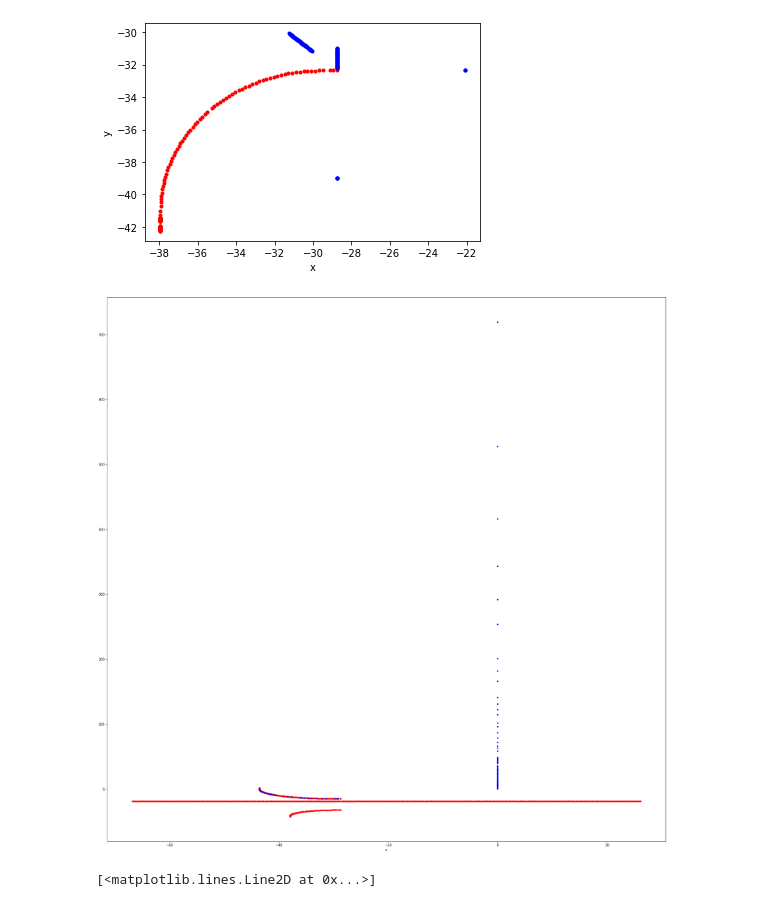
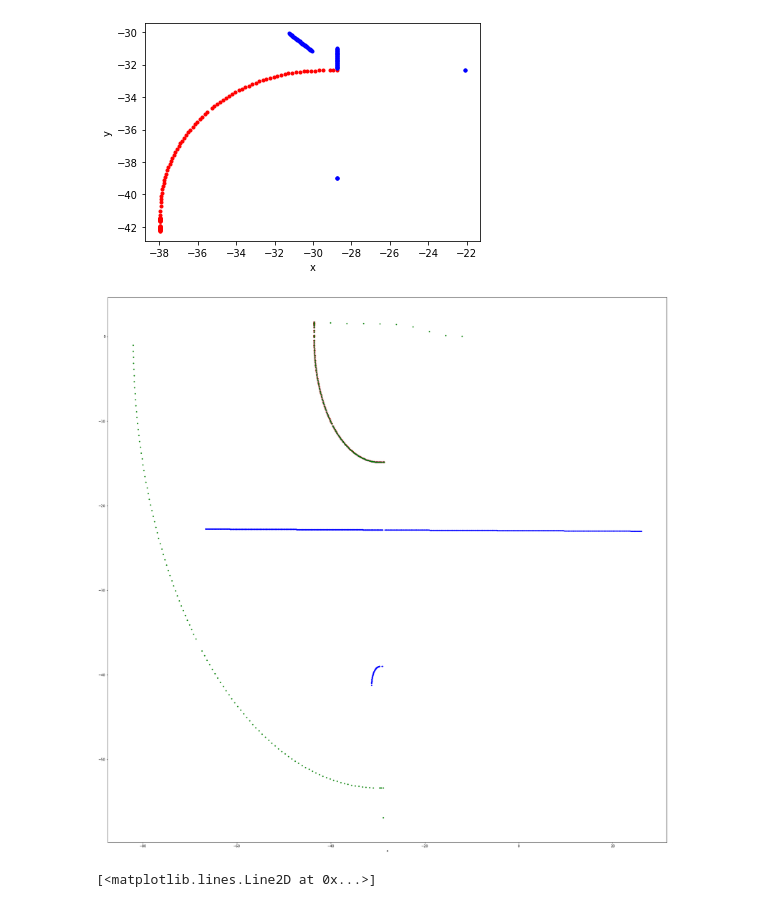
Before and after one commit to wahihihi/prediction, a Jupyter notebook: prediction/src/hdmap/data/opendrive_data.ipynb, the cells around one changed output. Saved outputs shown, nothing was run; the diff lists cells and outputs as text; code cells hidden in the pictures.

```diff
--- a/prediction/src/hdmap/data/opendrive_data.ipynb
+++ b/prediction/src/hdmap/data/opendrive_data.ipynb
@@ -311,8 +311,8 @@ import math
 POINT_COLUMN_NAMES = ['x', 'y']
 df_reference = pd.read_csv('/home/swh/catkin_ws/src/prediction/log/reference_line_data.txt', header=None, sep=',')
 df_reference.columns = POINT_COLUMN_NAMES
-# df_center = pd.read_csv('/home/swh/catkin_ws/src/prediction/log/center_line_data.txt', header=None, sep=',')
-# df_center.columns = POINT_COLUMN_NAMES
+df_center = pd.read_csv('/home/swh/catkin_ws/src/prediction/log/center_line_data.txt', header=None, sep=',')
+df_center.columns = POINT_COLUMN_NAMES
 # df_right = pd.read_csv('/home/swh/catkin_ws/src/prediction/log/right_line_data.txt', header=None, sep=',')
 # df_right.columns = POINT_COLUMN_NAMES
 # df_left = pd.read_csv('/home/swh/catkin_ws/src/prediction/log/left_line_data.txt', header=None, sep=',')
@@ -320,14 +320,14 @@ df_reference.columns = POINT_COLUMN_NAMES
 
 
 
-df_center_ = pd.read_csv('/home/swh/catkin_ws/src/prediction/log/prediction_node.ERROR', header=None, sep=',')
+# df_center_ = pd.read_csv('/home/swh/catkin_ws/src/prediction/log/prediction_node.ERROR', header=None, sep=',')
 # df_right = pd.read_csv('/home/swh/catkin_ws/src/prediction/log/prediction_node.ERROR', header=None, sep=',')
-# df_left_ = pd.read_csv('/home/swh/catkin_ws/src/prediction/log/prediction_node.ERROR', header=None, sep=',')
+df_left_ = pd.read_csv('/home/swh/catkin_ws/src/prediction/log/prediction_node.ERROR', header=None, sep=',')
 # df_ref = pd.read_csv('/home/swh/catkin_ws/src/prediction/log/prediction_node.ERROR', header=None, sep=',')
-df_center_.columns = POINT_COLUMN_NAMES
+# df_center_.columns = POINT_COLUMN_NAMES
 # df_right.columns = POINT_COLUMN_NAMES
-# df_left_.columns = POINT_COLUMN_NAMES
-df_ref.columns = POINT_COLUMN_NAMES
+df_left_.columns = POINT_COLUMN_NAMES
+# df_ref.columns = POINT_COLUMN_NAMES
 
 # df_right = pd.read_csv('/home/ai/catkin_ws/src/prediction/log/right_line_data.txt', header=None, sep=',')
 # df_right.columns = POINT_COLUMN_NAMES
@@ -349,45 +349,45 @@ plt.ylabel("")
 # df_road_20_right_data.columns = POINT_COLUMN_NAMES
 reference_xpoints = np.array(df_reference['x'])
 reference_ypoints = np.array(df_reference['y'])
-# center_xpoints = np.array(df_center['x'])
-# center_ypoints = np.array(df_center['y'])
-center_xpoints_ = np.array(df_center_['x'])
-center_ypoints_ = np.array(df_center_['y'])
+center_xpoints = np.array(df_center['x'])
+center_ypoints = np.array(df_center['y'])
+# center_xpoints_ = np.array(df_center_['x'])
+# center_ypoints_ = np.array(df_center_['y'])
 # right_xpoints = np.array(df_right['x'])
 # right_ypoints = np.array(df_right['y'])
 # left_xpoints = np.array(df_left['x'])
 # left_ypoints = np.array(df_left['y'])
-# left_xpoints_ = np.array(df_left_['x'])
-# left_ypoints_ = np.array(df_left_['y'])
+left_xpoints_ = np.array(df_left_['x'])
+left_ypoints_ = np.array(df_left_['y'])
 # ref_xpoints = np.array(df_ref['x'])
 # ref_ypoints = np.array(df_ref['y'])
 # right_xpoints = np.array(df_right['x'])
 # right_ypoints = np.array(df_right['y'])
 # df_road_20_331_data_xpoints = np.array(df_road_20_331_data['x'])
 # df_road_20_331_data_ypoints = np.array(df_road_20_331_data['y'])
 # df_road_20_center_data_xpoints = np.array(df_road_20_331_data_xpoints['x'])
 # df_road_20_center_data_ypoints = np.array(df_road_20_331_data_ypoints['y'])
 # df_road_20_left_data_xpoints = np.array(df_road_20_left_data['x'])
 # df_road_20_left_data_ypoints = np.array(df_road_20_left_data['y'])
 # df_road_20_right_data_xpoints = np.array(df_road_20_right_data['x'])
 # df_road_20_right_data_ypoints = np.array(df_road_20_right_data['y'])
 
 plt.plot(reference_xpoints, reference_ypoints,"*",color='r')
-# plt.plot(center_xpoints, center_ypoints,".",c='b')
-plt.plot(center_xpoints_, center_ypoints_,".",c='b')
+plt.plot(center_xpoints, center_ypoints,".",c='b')
+# plt.plot(center_xpoints_, center_ypoints_,".",c='b')
 # plt.plot(right_xpoints, right_ypoints,".",c='g')
 # plt.plot(ref_xpoints, ref_ypoints,".",c='r')
-# plt.plot(left_xpoints_, left_ypoints_,".",c='g')
+plt.plot(left_xpoints_, left_ypoints_,".",c='g')
 # plt.plot(left_xpoints, left_ypoints,".",c='g')
 # plt.plot(right_xpoints, right_ypoints,".",color='g')all
 # plt.plot(df_road_20_331_data_xpoints, df_road_20_331_data_ypoints,"*",color='#FF7F50')
 # plt.plot(df_road_20_reference_data_xpoints, df_road_20_reference_data_ypoints,"*",color='r')
 # plt.plot(df_road_20_left_data_xpoints, df_road_20_left_data_ypoints,"*",color='g')
 # plt.plot(df_road_20_right_data_xpoints, df_road_20_right_data_ypoints,"*",color='g')
 
 plt.show()
 # %% [output]
-[figure, old version]
+[figure, new version]
 # %%
 import pandas as pd
 import numpy as np
```
Also changed, not shown: 4 other files.
